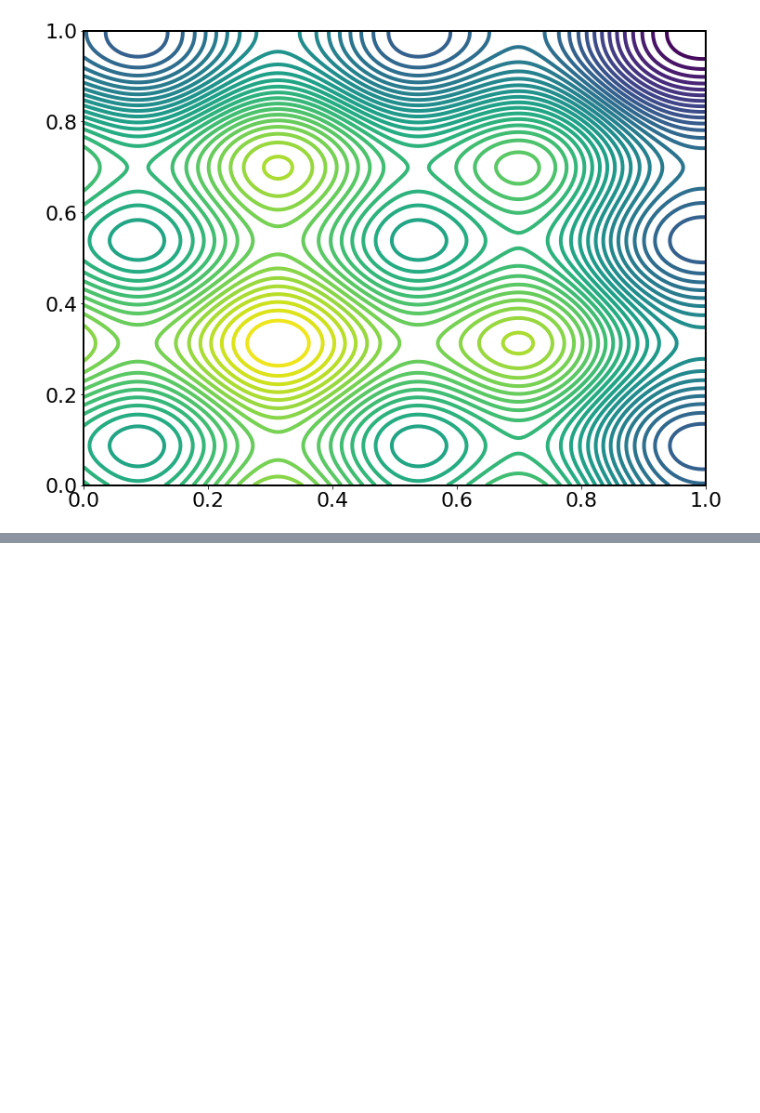
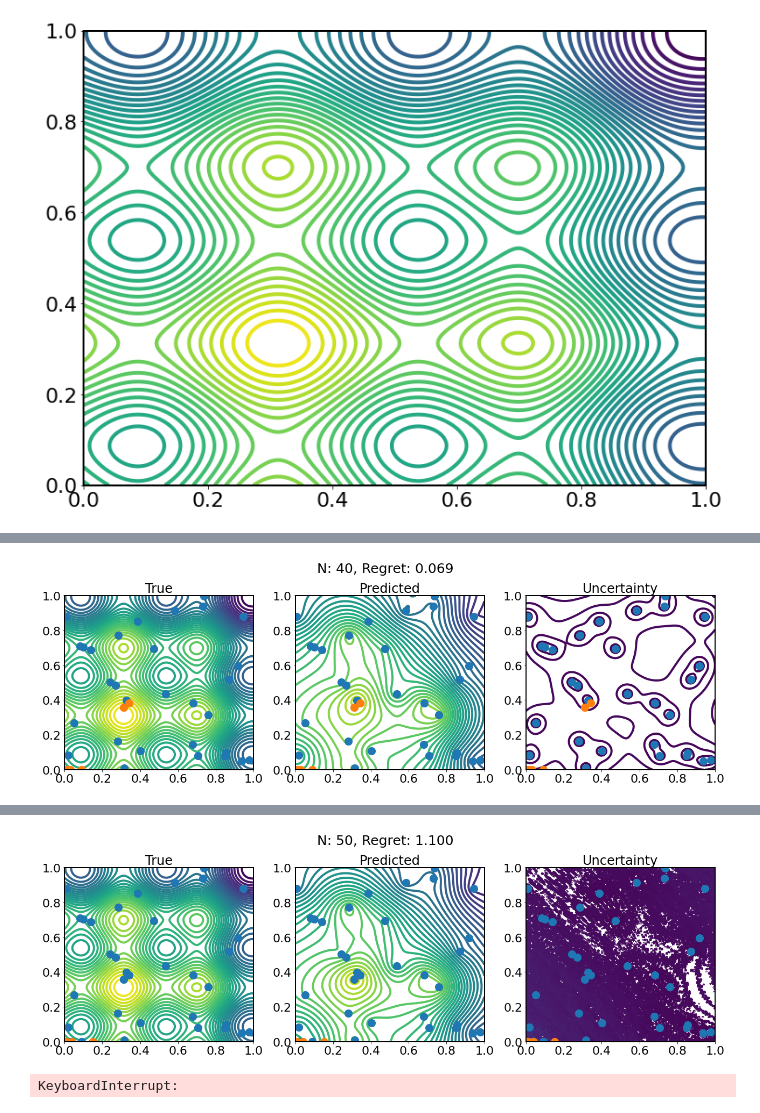
Before and after one commit to JaronThompson/PARABOLA, a Jupyter notebook: cosines.ipynb, the cells around one changed output, grey strips where cells are left out. Drawn from its saved outputs; the diff is of its cells as text; code cells hidden in the pictures; blank space fills up the shorter version.

```diff
--- a/cosines.ipynb
+++ b/cosines.ipynb
@@ -536,12 +634,85 @@ plt.show()
 [figure]
 # %%
 # define number of test points
-n_init = 15
+n_init = 30
 n_test = 10
 n_cycles = 3
 n_hidden = 16
-noise = 0.0
+noise = 0.001
+beta  = 1. / noise**2 # precision = inverse variance of noise
 
 # train data points
 X_train = np.random.uniform(size=[n_init, 2])
 Y_train = generate_data(X_train, noise=noise)
+# %%
+stdv_levels = np.exp(.15*np.linspace(0, 20, n_grid//5)) -1
+
+for i in range(n_cycles):
+    Xscaler = StandardScaler().fit(X_train)
+    X_train = Xscaler.transform(X_train)
+    X_test  = Xscaler.transform(X_design)
+
+    Yscaler = StandardScaler().fit(np.vstack(Y_train))
+    Y_train = Yscaler.transform(np.vstack(Y_train))
+    Y_test  = Yscaler.transform(np.vstack(Y_design))
+
+    n_inputs = X_train.shape[1]
+    n_outputs = Y_train.shape[1]
+
+    # init Gaussian process
+    gp = GP(kernel, jnp.ones(4), beta)
+
+    # fit to training data
+    gp.fit(X_train, Y_train)
+
+    # Design next experiment
+
+    # Expected improvement objective
+    fstar = np.max(Y_train)
+    def objective(pred, stdv):
+        improvement = pred - fstar
+        Z = improvement/stdv
+        return improvement*cdf(Z) + stdv*pdf(Z)
+
+    design_inds = gp.searchEI(X_test, objective, n_test)
+    X_old = Xscaler.inverse_transform(X_train)
+    X_new = X_design[design_inds]
+    Y_new = Y_design[design_inds]
+
+    # plot model approximation of objective and uncertainty
+    Y, Y_stdv = gp.predict(X_test)
+
+    F_pred = np.reshape(Yscaler.inverse_transform(Y), [n_grid, n_grid])
+    F_stdv = np.reshape(Y_stdv, [n_grid, n_grid])
+
+    plt.figure(figsize=(18, 6))
+    plt.subplot(131)
+    plt.contour(Xmesh, Ymesh, F_grid, levels=np.linspace(np.min(Y_design), np.max(Y_design), n_grid//5), zorder=0)
+    plt.scatter(X_old[:,0], X_old[:,1], s=200, zorder=1)
+    plt.scatter(X_new[:,0], X_new[:,1], s=200, zorder=2)
+    plt.title("True")
+
+    plt.subplot(132)
+    plt.contour(Xmesh, Ymesh, F_pred, levels=np.linspace(np.min(Y_design), np.max(Y_design), n_grid//5), zorder=0)
+    plt.scatter(X_old[:,0], X_old[:,1], s=200, zorder=1)
+    plt.scatter(X_new[:,0], X_new[:,1], s=200, zorder=2)
+    plt.title("Predicted")
+
+    plt.subplot(133)
+    plt.contour(Xmesh, Ymesh, F_stdv, levels=stdv_levels, zorder=0)
+    # plt.contour(Xmesh, Ymesh, F_stdv, levels=np.linspace(np.min(0), np.max(F_stdv), n_grid//5), zorder=0)
+    plt.scatter(X_old[:,0], X_old[:,1], s=200, zorder=1)
+    plt.scatter(X_new[:,0], X_new[:,1], s=200, zorder=2)
+    plt.title("Uncertainty")
+
+    # compute regret
+    regret = np.max(Y_design) - np.max(Y_new)
+    plt.suptitle("N: {:.0f}, Regret: {:.3f}".format(X_train.shape[0]+X_new.shape[0], regret), fontsize=25)
+    plt.tight_layout()
+    # plt.savefig(f"Results/Cosines_DTL_{i}.pdf")
+    plt.show()
+
+    # update training data with new design
+    X_train = np.concatenate((X_old, X_new))
+    Y_train = generate_data(X_train, noise=noise)
+# %% [output]
@@ -547,0 +729 @@ Y_train = generate_data(X_train, noise=noise)
+[figure, added]
@@ -547,0 +740,2 @@ Y_train = generate_data(X_train, noise=noise)
+[figure, added]
+KeyboardInterrupt:
```
Also changed, not shown: parts of 4 cells of this notebook, 4 other files.
